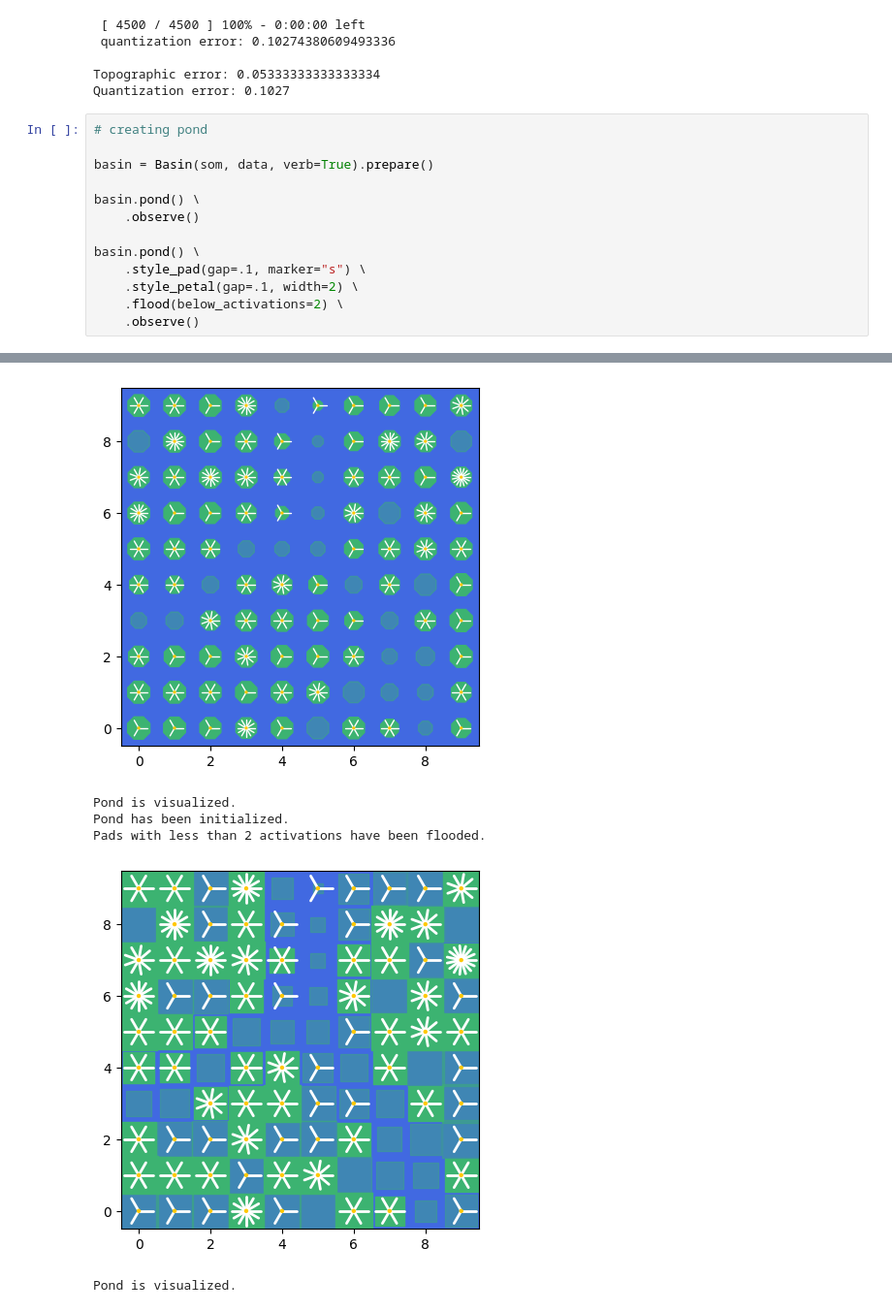
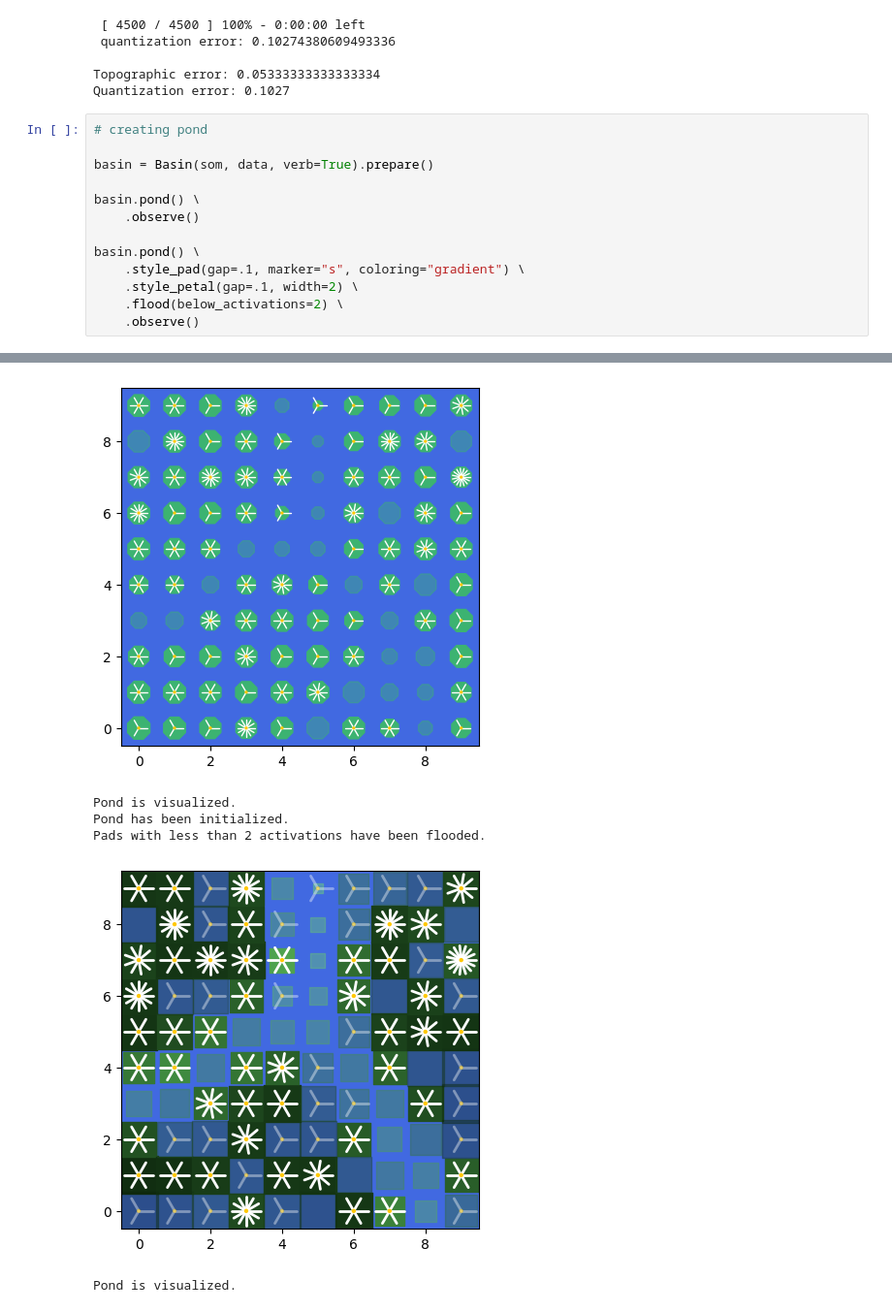
Before and after one commit to matthew-balogh/lilypond, a Jupyter notebook: examples/simple_pond.ipynb, the cells around one changed output, grey strips where cells are left out. Shown: that part at 97% size. Saved outputs shown, nothing was run; the diff lists cells and outputs as text.

Commit message:
Add `coloring` option to `style_pad()` method

```diff
--- a/examples/simple_pond.ipynb
+++ b/examples/simple_pond.ipynb
@@ -45,24 +45,24 @@ Quantization error: 0.1027
 # %%
 # creating pond
 
 basin = Basin(som, data, verb=True).prepare()
 
 basin.pond() \
 	.observe()
 
 basin.pond() \
-	.style_pad(gap=.1, marker="s") \
+	.style_pad(gap=.1, marker="s", coloring="gradient") \
     .style_petal(gap=.1, width=2) \
     .flood(below_activations=2) \
     .observe()
 # %% [output]
 Basin has been initialized.
 Basin has been prepared.
 Pond has been initialized.
 Pads with less than 1 activations have been flooded.
 [figure]
 Pond is visualized.
 Pond has been initialized.
 Pads with less than 2 activations have been flooded.
-[figure, old version]
+[figure, new version]
 Pond is visualized.
```
Also changed, not shown: 1 other file.
